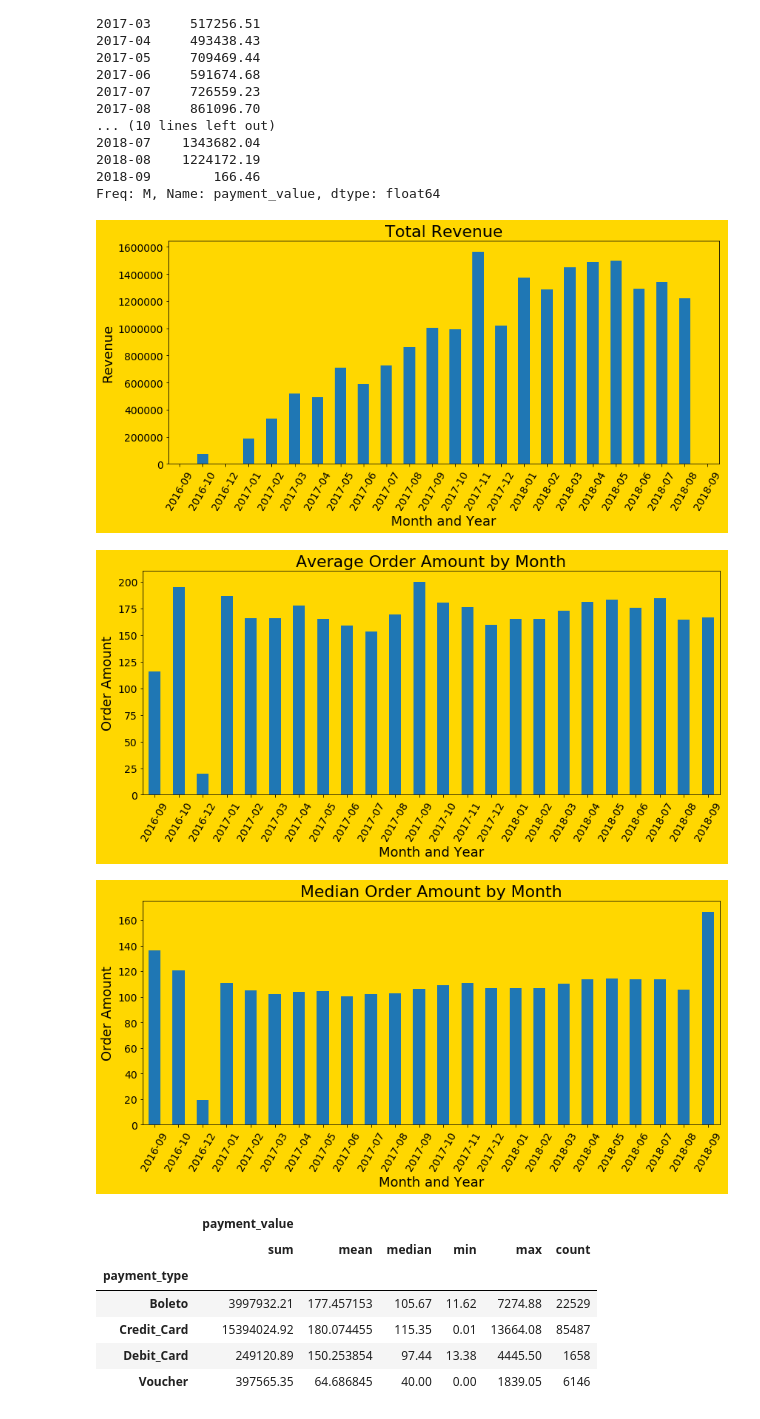
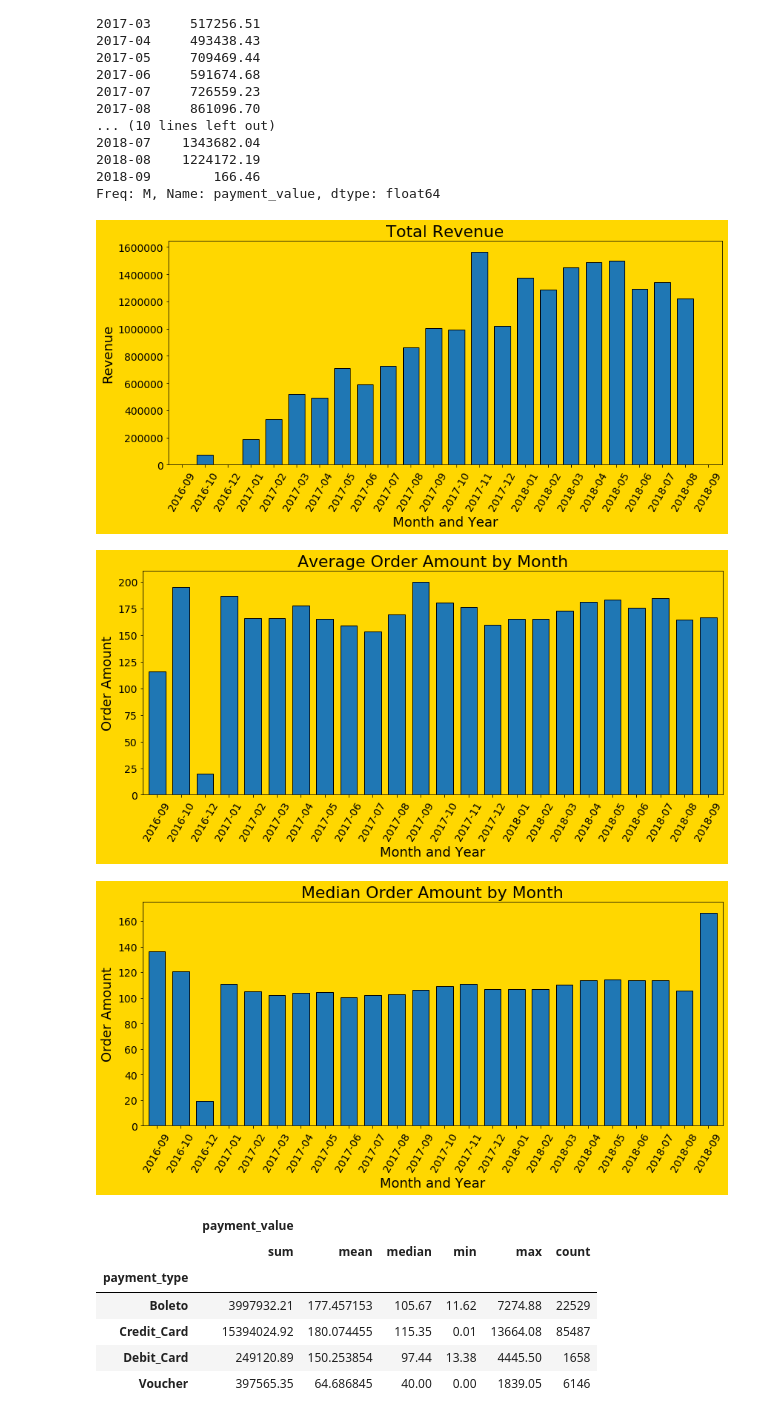
Before and after one commit to RossReisman/Data-Analyst-Portfolio, a Jupyter notebook: Python/brazil/visualizations.ipynb, the cells around one changed output. Cells and saved outputs as stored; diff of their text form; code cells hidden in the pictures.

```diff
--- a/Python/brazil/visualizations.ipynb
+++ b/Python/brazil/visualizations.ipynb
@@ -412,7 +414,7 @@ revenue_over_time = master_df.groupby(['order_month_year'])['payment_value'].sum
 # %%
 plt.rcParams.update({'axes.facecolor':'gold'})
 plt.figure(figsize=(12,6), facecolor='gold')
-revenue_over_time.plot(kind='bar')
+revenue_over_time.plot(kind='bar', width=0.7, edgecolor='k')
 plt.xlabel('Month and Year', fontsize=18)
 plt.ylabel('Revenue', fontsize=18)
 plt.xticks(fontsize=14, rotation=60)
@@ -421,28 +423,28 @@ plt.title('Total Revenue', fontsize=22)
 plt.tight_layout()
 plt.show()
 # %% [output]
-[figure, old version]
+[figure, new version]
 # %%
 avg_rev_over_time = master_df.groupby(['order_month_year'])['payment_value'].mean().sort_index()
 # %%
 plt.rcParams.update({'axes.facecolor':'gold'})
 plt.figure(figsize=(12,6), facecolor='gold')
-avg_rev_over_time.plot(kind='bar')
+avg_rev_over_time.plot(kind='bar', width=0.7, edgecolor='k')
 plt.xlabel('Month and Year', fontsize=18)
 plt.ylabel('Order Amount', fontsize=18)
 plt.xticks(fontsize=14, rotation=60)
 plt.yticks(fontsize=14)
 plt.title('Average Order Amount by Month', fontsize=22)
 plt.tight_layout()
 plt.show()
 # %% [output]
-[figure, old version]
+[figure, new version]
 # %%
 med_rev_over_time = master_df.groupby(['order_month_year'])['payment_value'].median().sort_index()
 # %%
 plt.rcParams.update({'axes.facecolor':'gold'})
 plt.figure(figsize=(12,6), facecolor='gold')
-med_rev_over_time.plot(kind='bar')
+med_rev_over_time.plot(kind='bar', width=0.7, edgecolor='k')
 plt.xlabel('Month and Year', fontsize=18)
 plt.ylabel('Order Amount', fontsize=18)
 plt.xticks(fontsize=14, rotation=60)
@@ -451,7 +453,7 @@ plt.title('Median Order Amount by Month', fontsize=22)
 plt.tight_layout()
 plt.show()
 # %% [output]
-[figure, old version]
+[figure, new version]
 # %%
 master_df.groupby(['payment_type']).agg({
     'payment_value':['sum','mean','median','min','max','count']})
```
Also changed, not shown: parts of 20 cells of this notebook.
